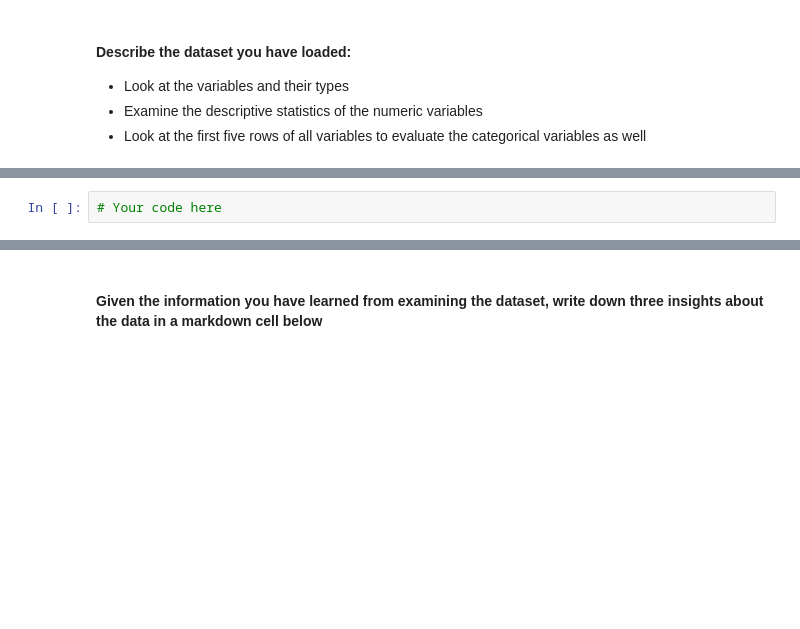
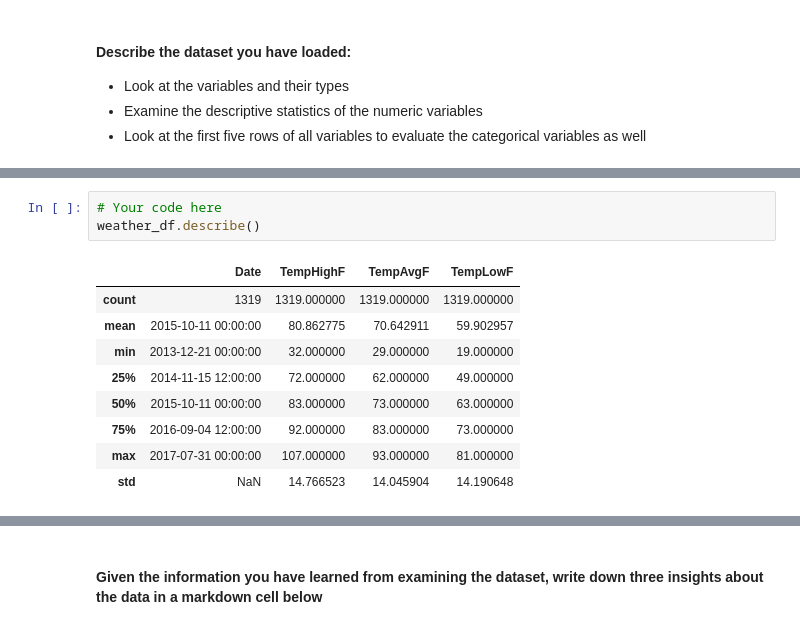
Before and after one commit to eduardocabrera1983/lab-data-preparation, a Jupyter notebook: your-code/main.ipynb, the cells around one changed output, grey strips where cells are left out. Saved outputs shown, nothing was run; the diff lists cells and outputs as text; blank space fills up the shorter version.

```diff
--- a/your-code/main.ipynb
+++ b/your-code/main.ipynb
@@ -102,4 +111,15 @@ weather_df = pd.read_sql_query(sql, connection)
 # %%
 # Your code here
+weather_df.describe()
+# %% [output]
+|  | Date | TempHighF | TempAvgF | TempLowF |
+| count | 1319 | 1319.000000 | 1319.000000 | 1319.000000 |
+| mean | 2015-10-11 00:00:00 | 80.862775 | 70.642911 | 59.902957 |
+| min | 2013-12-21 00:00:00 | 32.000000 | 29.000000 | 19.000000 |
+| 25% | 2014-11-15 12:00:00 | 72.000000 | 62.000000 | 49.000000 |
+| 50% | 2015-10-11 00:00:00 | 83.000000 | 73.000000 | 63.000000 |
+| 75% | 2016-09-04 12:00:00 | 92.000000 | 83.000000 | 73.000000 |
+| max | 2017-07-31 00:00:00 | 107.000000 | 93.000000 | 81.000000 |
+| std | NaN | 14.766523 | 14.045904 | 14.190648 |
 # %%
 # Your code here
```
Also changed, not shown: parts of 13 cells of this notebook.
